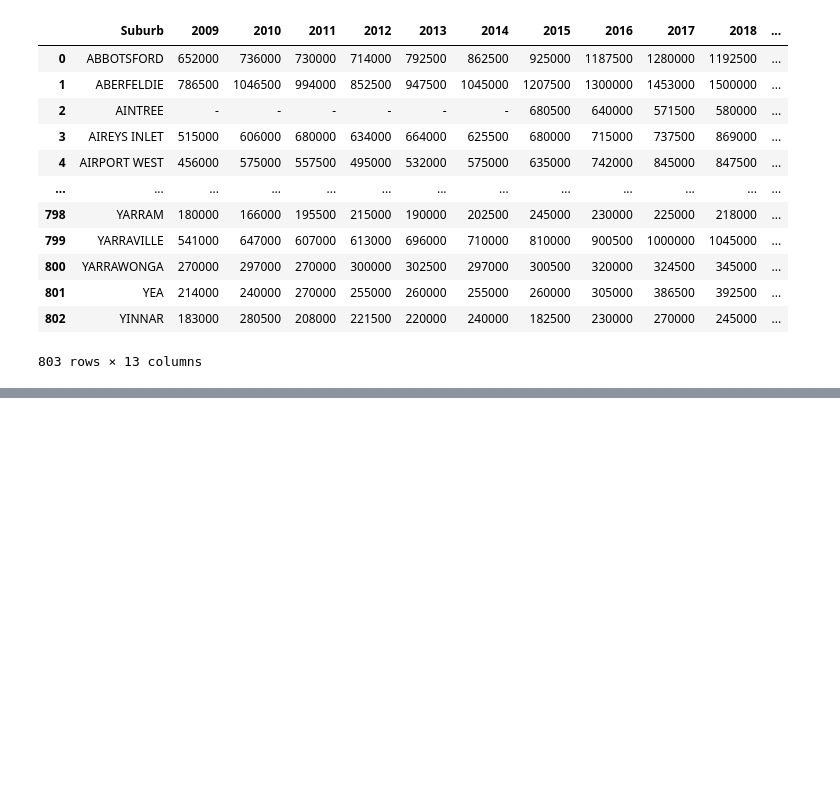
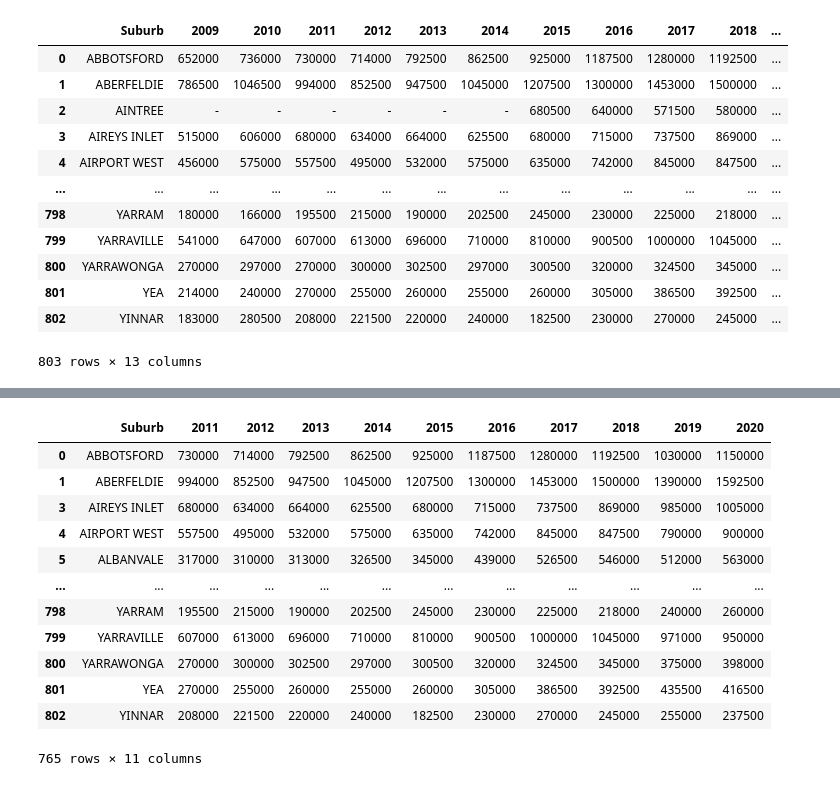
Before and after one commit to LP-116/Project-1, a Jupyter notebook: suburb year analysis.ipynb, the cells around one changed output, grey strips where cells are left out. Saved outputs shown, nothing was run; the diff lists cells and outputs as text; code cells hidden in the pictures; blank space fills up the shorter version.

```diff
--- a/suburb year analysis.ipynb
+++ b/suburb year analysis.ipynb
@@ -114,0 +149,17 @@ mel_subs_df
+# %%
+mel_subs_df = mel_subs_df.dropna(how="any")
+mel_subs_df
+# %% [output]
+|  | Suburb | 2011 | 2012 | 2013 | 2014 | 2015 | 2016 | 2017 | 2018 | 2019 | 2020 |
+| 0 | ABBOTSFORD | 730000 | 714000 | 792500 | 862500 | 925000 | 1187500 | 1280000 | 1192500 | 1030000 | 1150000 |
+| 1 | ABERFELDIE | 994000 | 852500 | 947500 | 1045000 | 1207500 | 1300000 | 1453000 | 1500000 | 1390000 | 1592500 |
+| 3 | AIREYS INLET | 680000 | 634000 | 664000 | 625500 | 680000 | 715000 | 737500 | 869000 | 985000 | 1005000 |
+| 4 | AIRPORT WEST | 557500 | 495000 | 532000 | 575000 | 635000 | 742000 | 845000 | 847500 | 790000 | 900000 |
+| 5 | ALBANVALE | 317000 | 310000 | 313000 | 326500 | 345000 | 439000 | 526500 | 546000 | 512000 | 563000 |
+| ... | ... | ... | ... | ... | ... | ... | ... | ... | ... | ... | ... |
+| 798 | YARRAM | 195500 | 215000 | 190000 | 202500 | 245000 | 230000 | 225000 | 218000 | 240000 | 260000 |
+| 799 | YARRAVILLE | 607000 | 613000 | 696000 | 710000 | 810000 | 900500 | 1000000 | 1045000 | 971000 | 950000 |
+| 800 | YARRAWONGA | 270000 | 300000 | 302500 | 297000 | 300500 | 320000 | 324500 | 345000 | 375000 | 398000 |
+| 801 | YEA | 270000 | 255000 | 260000 | 255000 | 260000 | 305000 | 386500 | 392500 | 435500 | 416500 |
+| 802 | YINNAR | 208000 | 221500 | 220000 | 240000 | 182500 | 230000 | 270000 | 245000 | 255000 | 237500 |
+765 rows × 11 columns
```
Also changed, not shown: parts of 2 cells of this notebook.
